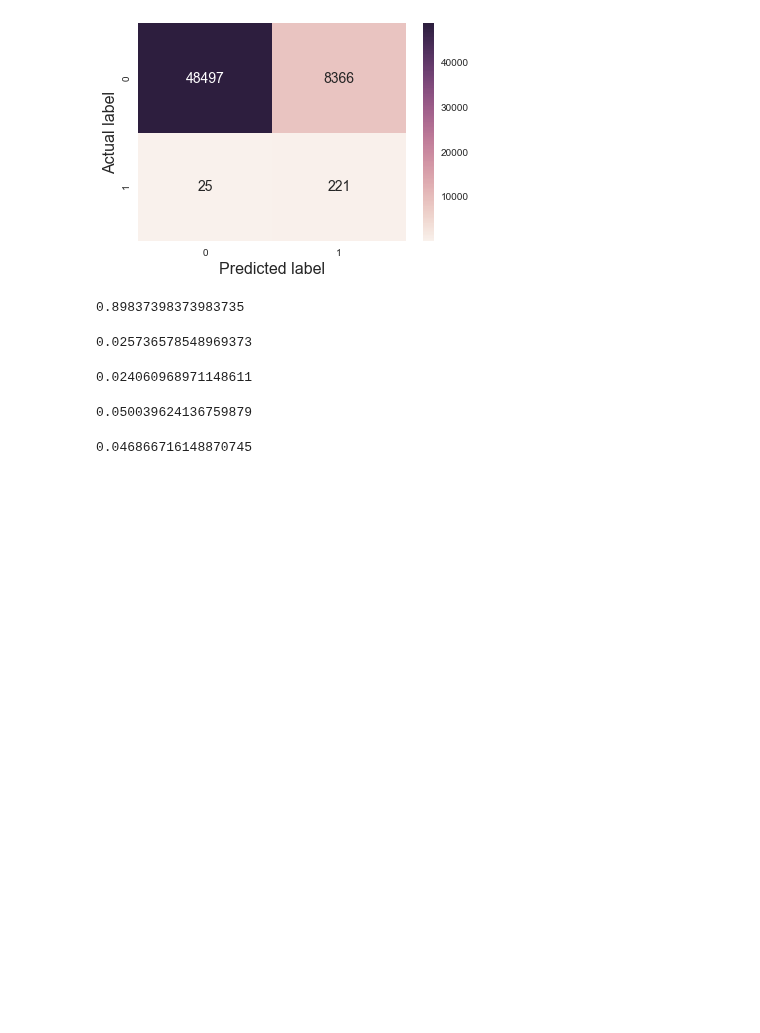
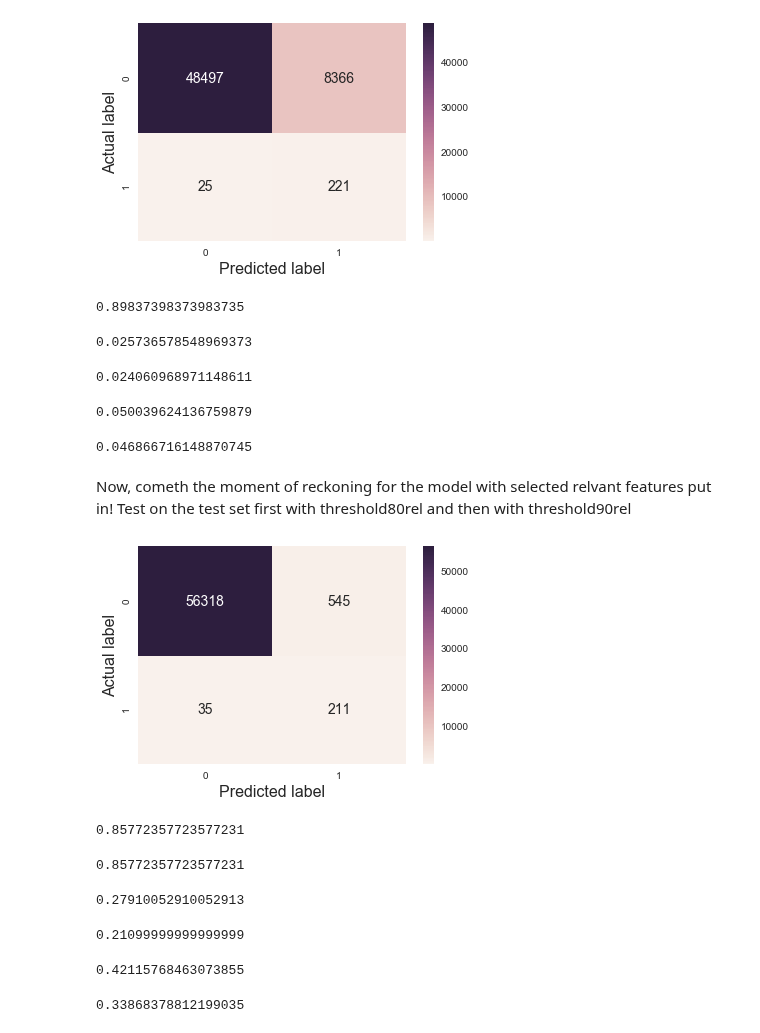
Before and after one commit to sushant2811/CreditCardFraudDetection, a Jupyter notebook: CCFraud-AnomalyDetection.ipynb, the cells around one changed output. Saved outputs shown, nothing was run; the diff lists cells and outputs as text; code cells hidden in the pictures; blank space fills up the shorter version.

Commit message:
Evaluating on the test set

```diff
--- a/CCFraud-AnomalyDetection.ipynb
+++ b/CCFraud-AnomalyDetection.ipynb
@@ -724,3 +726,40 @@ f1_score(y_pred = yPred90rel, y_true = ValidateRelevant['Class'].values)
 f1_score(y_pred = yPred90, y_true = Validate['Class'].values)
 # %% [output]
 0.046866716148870745
+# %% [markdown]
+Now, cometh the moment of reckoning for the model with selected relvant features put in! Test on the test set first with threshold80rel and then with threshold90rel
+# %%
+TestRelevant = pd.concat([NormalTestRelevant, FraudTestRelevant])
+# %%
+yPredTest80rel = (modelRel.logpdf(TestRelevant.drop('Class', axis = 1).values) < threshold80rel).astype(int)
+# %%
+sns.heatmap(confusion_matrix(TestRelevant['Class'].values, yPredTest80rel), annot=True, fmt = '.0f', \
+            annot_kws={'size': 14});
+plt.xlabel('Predicted label', fontsize = 16);
+plt.ylabel('Actual label', fontsize = 16);
+# %% [output]
+[figure, added]
+# %%
+recall_score(y_pred = yPredTest80rel, y_true = ValidateRelevant['Class'].values)
+# %% [output]
+0.85772357723577231
+# %%
+recall_score(y_pred = yPredTest80, y_true = Validate['Class'].values)
+# %% [output]
+0.85772357723577231
+# %%
+precision_score(y_pred = yPredTest80rel, y_true = ValidateRelevant['Class'].values)
+# %% [output]
+0.27910052910052913
+# %%
+precision_score(y_pred = yPredTest80, y_true = Validate['Class'].values)
+# %% [output]
+0.21099999999999999
+# %%
+f1_score(y_pred = yPredTest80rel, y_true = ValidateRelevant['Class'].values)
+# %% [output]
+0.42115768463073855
+# %%
+f1_score(y_pred = yPredTest80, y_true = Validate['Class'].values)
+# %% [output]
+0.33868378812199035
```
Also changed, not shown: parts of 9 cells of this notebook.
